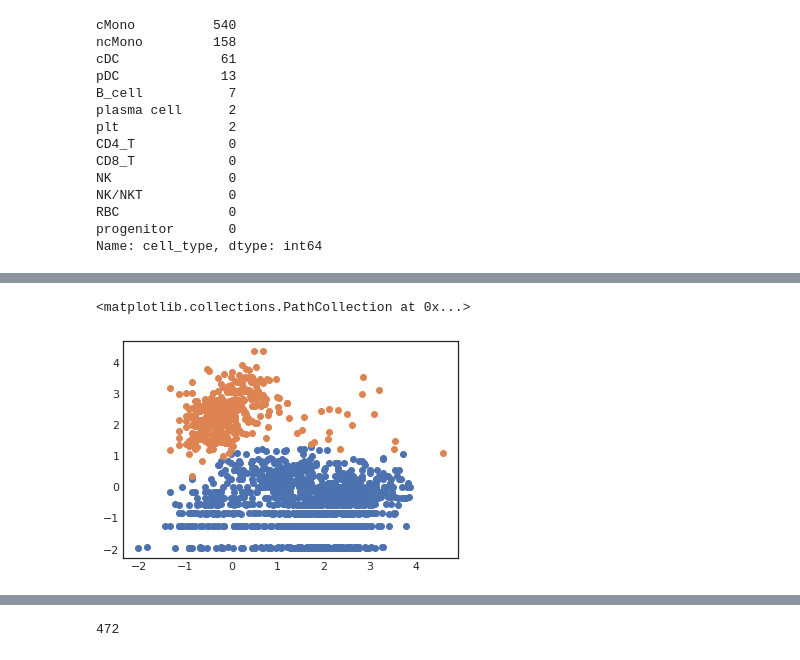
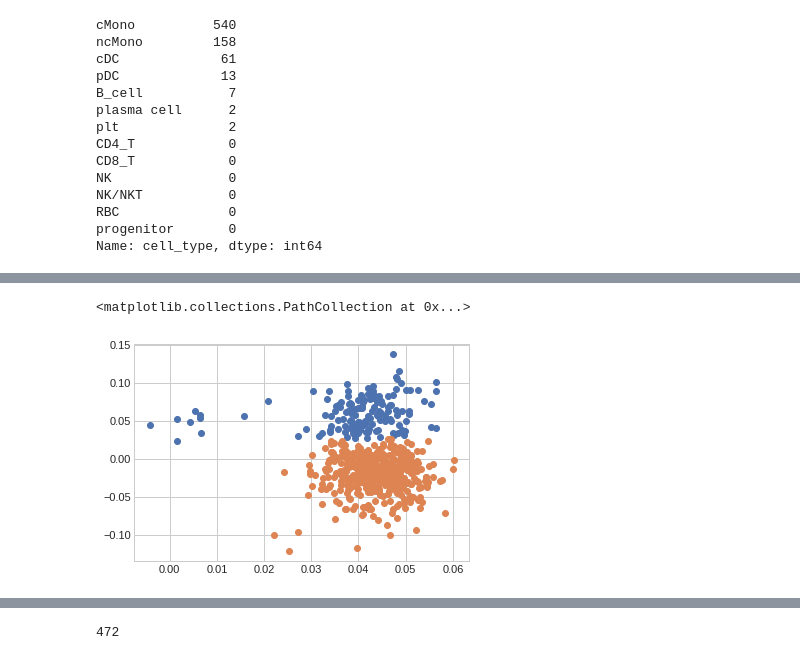
Before and after one commit to xinzhu-email/CITE-pool, a Jupyter notebook: AnalysisTutorial_.ipynb, the cells around one changed output, grey strips where cells are left out. Drawn from its saved outputs; the diff is of its cells as text; code cells hidden in the pictures.

```diff
--- a/AnalysisTutorial_.ipynb
+++ b/AnalysisTutorial_.ipynb
@@ -133,6 +124,25 @@ node.stop
-# %%
-plt.scatter(data_.loc[node.left_indices,'CD16'],data_.loc[node.left_indices,'CD19'])
-plt.scatter(data_.loc[node.right_indices,'CD16'],data_.loc[node.right_indices,'CD19'])
-# %% [output]
-<matplotlib.collections.PathCollection at 0x...>
-[figure, removed]
+# %%
+node =  traversal.get_node(4)
+
+# subdata = adata[traversal.get_node(4).indices]
+
+# plt.scatter(data_.loc[subdata[subdata.obs['subtype']=='B.NAIVE'].obs_names,'CD27'],data_.loc[subdata[subdata.obs['subtype']=='B.NAIVE'].obs_names,'CD27'],alpha=0.5)#'TCR-V-7.2'
+# plt.scatter(data_.loc[subdata[subdata.obs['cell_type']=='CD4_T'].obs_names,'CD8'],data_.loc[subdata[subdata.obs['cell_type']=='CD4_T'].obs_names,'CD4'],alpha=0.5)
+
+# plt.scatter(node.embedding.loc[subdata[subdata.obs['subtype']=='cDC'].obs_names,'CC_1'],
+#             node.embedding.loc[subdata[subdata.obs['subtype']=='cDC'].obs_names,'CC_3'])
+# plt.scatter(node.embedding.loc[subdata[subdata.obs['cell_type']=='cMono'].obs_names,'CC_1'],
+#             node.embedding.loc[subdata[subdata.obs['cell_type']=='cMono'].obs_names,'CC_2'])
+
+# plt.scatter(data_.loc[node.left.indices,'CD27'],data_.loc[node.left.indices,'CD4'])
+# plt.scatter(data_.loc[node.right.indices,'CD27'],data_.loc[node.right.indices,'CD4'])
+
+# plt.scatter(data_.loc[subdata[subdata.obs['subtype']=='B.NAIVE'].obs_names,'CD27'],data_.loc[subdata[subdata.obs['subtype']=='B.NAIVE'].obs_names,'CD4'],alpha=0.5)#'TCR-V-7.2'
+# plt.scatter(data_.loc[subdata[subdata.obs['subtype']=='B.INT'].obs_names,'CD27'],data_.loc[subdata[subdata.obs['subtype']=='B.INT'].obs_names,'CD4'],alpha=0.5)#'TCR-V-7.2'
+# plt.scatter(data_.loc[subdata[subdata.obs['subtype']=='B.MEM'].obs_names,'CD27'],data_.loc[subdata[subdata.obs['subtype']=='B.MEM'].obs_names,'CD4'],alpha=0.5)
+
+plt.scatter(node.embedding.loc[node.left_indices,'CC_1'], node.embedding.loc[node.left_indices,'CC_3'])
+plt.scatter(node.embedding.loc[node.right_indices,'CC_1'], node.embedding.loc[node.right_indices,'CC_3'])
+# %% [output]
+<matplotlib.collections.PathCollection at 0x...>
+[figure, added]
```
Also changed, not shown: parts of 12 cells of this notebook, 7 other files.
